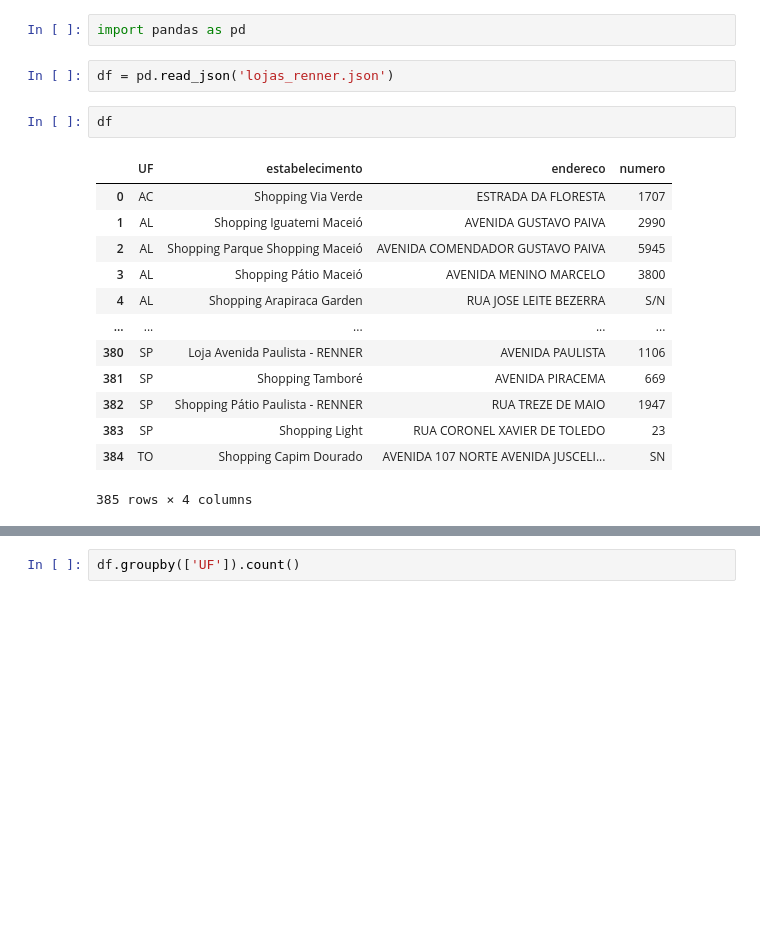
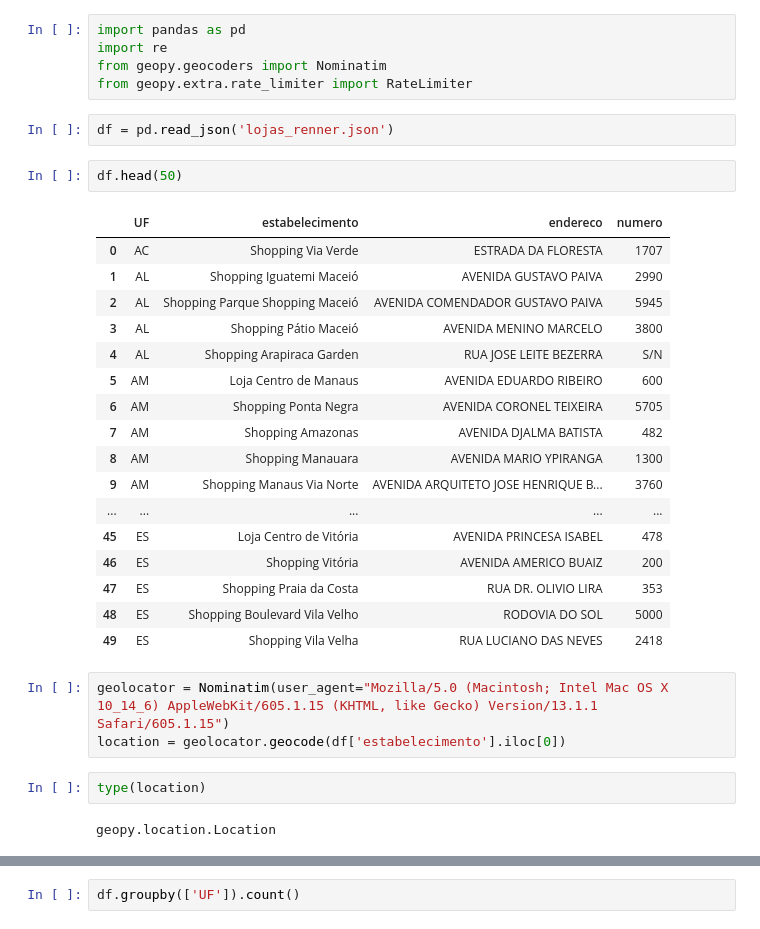
Before and after one commit to phelipefrancesco/scraping_renner, a Jupyter notebook: Untitled.ipynb, the cells around one changed output, grey strips where cells are left out. Drawn from its saved outputs; the diff is of its cells as text; blank space fills up the shorter version.

```diff
--- a/Untitled.ipynb
+++ b/Untitled.ipynb
@@ -1,20 +1,34 @@
-# %%
-import pandas as pd
+# %%
+import pandas as pd
+import re
+from geopy.geocoders import Nominatim
+from geopy.extra.rate_limiter import RateLimiter
 # %%
 df = pd.read_json('lojas_renner.json')
 # %%
-df
+df.head(50)
 # %% [output]
 |  | UF | estabelecimento | endereco | numero |
 | 0 | AC | Shopping Via Verde | ESTRADA DA FLORESTA | 1707 |
 | 1 | AL | Shopping Iguatemi Maceió | AVENIDA GUSTAVO PAIVA | 2990 |
 | 2 | AL | Shopping Parque Shopping Maceió | AVENIDA COMENDADOR GUSTAVO PAIVA | 5945 |
 | 3 | AL | Shopping Pátio Maceió | AVENIDA MENINO MARCELO | 3800 |
 | 4 | AL | Shopping Arapiraca Garden | RUA JOSE LEITE BEZERRA | S/N |
+| 5 | AM | Loja Centro de Manaus | AVENIDA EDUARDO RIBEIRO | 600 |
+| 6 | AM | Shopping Ponta Negra | AVENIDA CORONEL TEIXEIRA | 5705 |
+| 7 | AM | Shopping Amazonas | AVENIDA DJALMA BATISTA | 482 |
+| 8 | AM | Shopping Manauara | AVENIDA MARIO YPIRANGA | 1300 |
+| 9 | AM | Shopping Manaus Via Norte | AVENIDA ARQUITETO JOSE HENRIQUE B... | 3760 |
 | ... | ... | ... | ... | ... |
-| 380 | SP | Loja Avenida Paulista - RENNER | AVENIDA PAULISTA | 1106 |
-| 381 | SP | Shopping Tamboré | AVENIDA PIRACEMA | 669 |
-| 382 | SP | Shopping Pátio Paulista - RENNER | RUA TREZE DE MAIO | 1947 |
-| 383 | SP | Shopping Light | RUA CORONEL XAVIER DE TOLEDO | 23 |
-| 384 | TO | Shopping Capim Dourado | AVENIDA 107 NORTE AVENIDA JUSCELI... | SN |
+| 45 | ES | Loja Centro de Vitória | AVENIDA PRINCESA ISABEL | 478 |
+| 46 | ES | Shopping Vitória | AVENIDA AMERICO BUAIZ | 200 |
+| 47 | ES | Shopping Praia da Costa | RUA DR. OLIVIO LIRA | 353 |
+| 48 | ES | Shopping Boulevard Vila Velho | RODOVIA DO SOL | 5000 |
+| 49 | ES | Shopping Vila Velha | RUA LUCIANO DAS NEVES | 2418 |
-385 rows × 4 columns
+# %%
+geolocator = Nominatim(user_agent="Mozilla/5.0 (Macintosh; Intel Mac OS X 10_14_6) AppleWebKit/605.1.15 (KHTML, like Gecko) Version/13.1.1 Safari/605.1.15")
+location = geolocator.geocode(df['estabelecimento'].iloc[0])
+# %%
+type(location)
+# %% [output]
+geopy.location.Location
```
Also changed, not shown: parts of 15 cells of this notebook, 1 other file.
